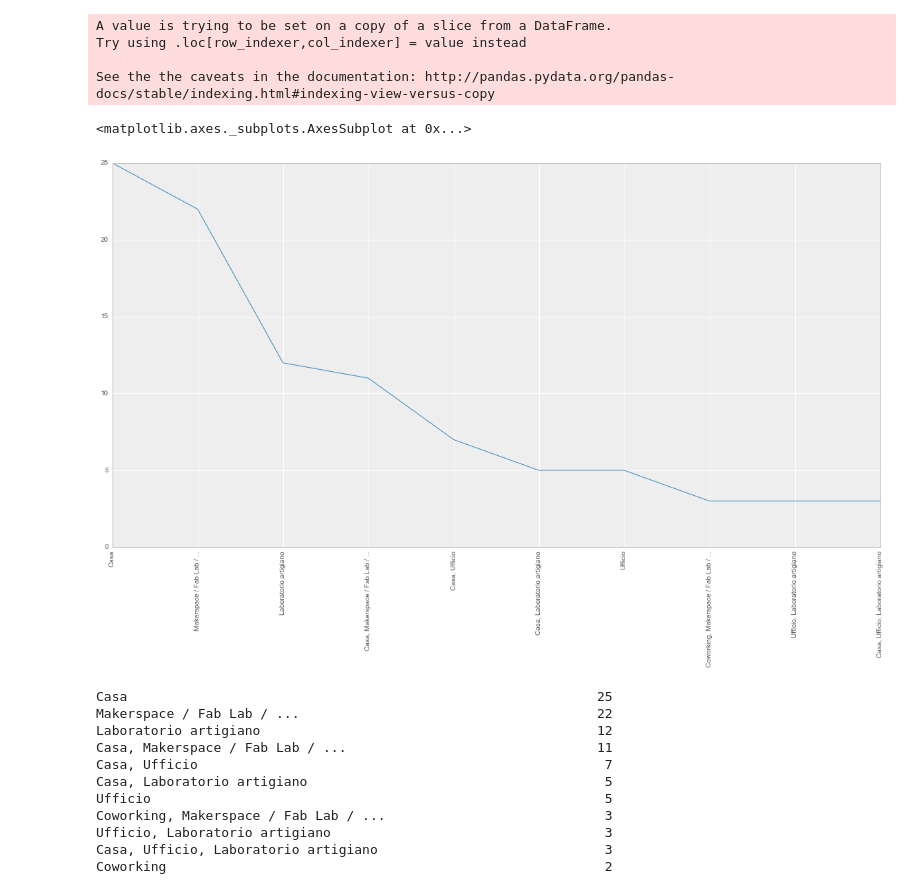
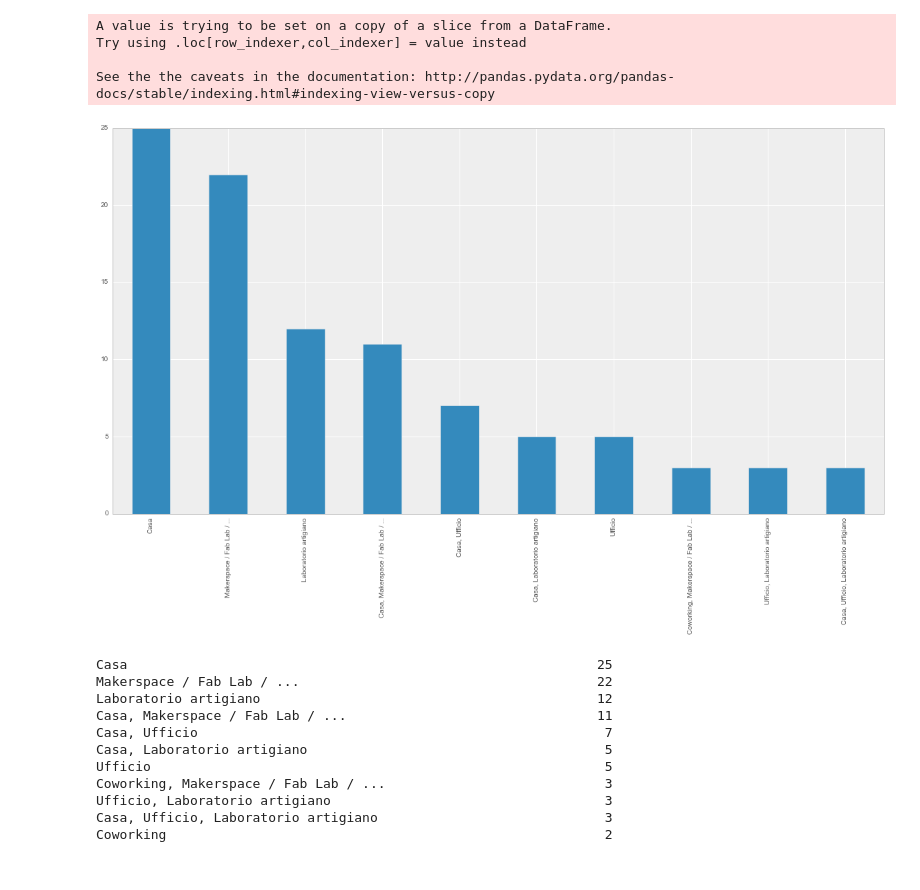
Before and after one commit to openp2pdesign/Makers-Inquiry---Analysis, a Jupyter notebook: Q019-Combinations.ipynb, the cells around one changed output. Saved outputs shown, nothing was run; the diff lists cells and outputs as text; code cells hidden in the pictures.

Commit message:
Fix plot in Q019-Combinations notebook

```diff
--- a/Q019-Combinations.ipynb
+++ b/Q019-Combinations.ipynb
@@ -90,10 +90,10 @@ resulting_combinations = places["Combination"].value_counts()
 resulting_combinations_percentage = places["Combination"].value_counts(normalize=True)*100
 # %%
 # Plotting the first 10 values of the most popular combinations
-resulting_combinations[0:10].plot(figsize=(20,10),rot=90)
+resulting_combinations[0:10].plot(kind='bar',figsize=(20,10),rot=90)
+plt.savefig("pdf/Q019-Combinazioni.pdf")
 # %% [output]
-<matplotlib.axes._subplots.AxesSubplot at 0x...>
-[figure, old version]
+[figure, new version]
 # %%
 # Data of the combinations
 resulting_combinations
```
